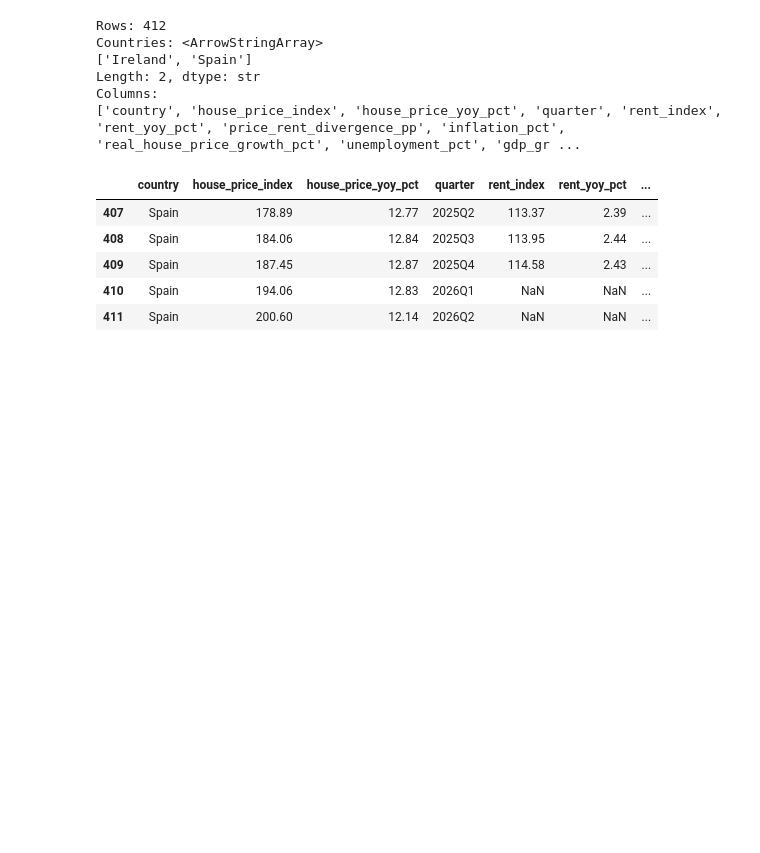
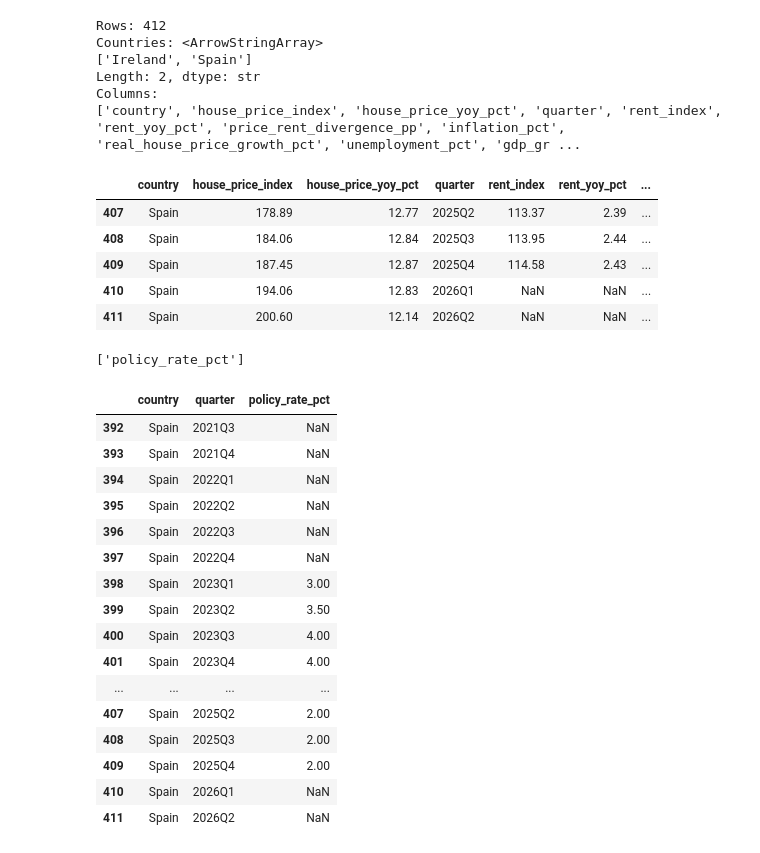
Before and after one commit to john0017/property-market-intelligence, a Jupyter notebook: data_exploration.ipynb, the cells around one changed output. Saved outputs shown, nothing was run; the diff lists cells and outputs as text; code cells hidden in the pictures; blank space fills up the shorter version.

```diff
--- a/data_exploration.ipynb
+++ b/data_exploration.ipynb
@@ -2587,3 +2678,30 @@ Columns:
 | 409 | Spain | 187.45 | 12.87 | 2025Q4 | 114.58 | 2.43 | ... |
 | 410 | Spain | 194.06 | 12.83 | 2026Q1 | NaN | NaN | ... |
 | 411 | Spain | 200.60 | 12.14 | 2026Q2 | NaN | NaN | ... |
+# %%
+# Check that we have only one policy-rate column
+[col for col in market_data.columns if "policy_rate" in col]
+# %% [output]
+['policy_rate_pct']
+# %%
+market_data[
+    ["country", "quarter", "policy_rate_pct"]
+].tail(20)
+# %% [output]
+|  | country | quarter | policy_rate_pct |
+| 392 | Spain | 2021Q3 | NaN |
+| 393 | Spain | 2021Q4 | NaN |
+| 394 | Spain | 2022Q1 | NaN |
+| 395 | Spain | 2022Q2 | NaN |
+| 396 | Spain | 2022Q3 | NaN |
+| 397 | Spain | 2022Q4 | NaN |
+| 398 | Spain | 2023Q1 | 3.00 |
+| 399 | Spain | 2023Q2 | 3.50 |
+| 400 | Spain | 2023Q3 | 4.00 |
+| 401 | Spain | 2023Q4 | 4.00 |
+| ... | ... | ... | ... |
+| 407 | Spain | 2025Q2 | 2.00 |
+| 408 | Spain | 2025Q3 | 2.00 |
+| 409 | Spain | 2025Q4 | 2.00 |
+| 410 | Spain | 2026Q1 | NaN |
+| 411 | Spain | 2026Q2 | NaN |
```
Also changed, not shown: parts of 4 cells of this notebook, 2 other files.
